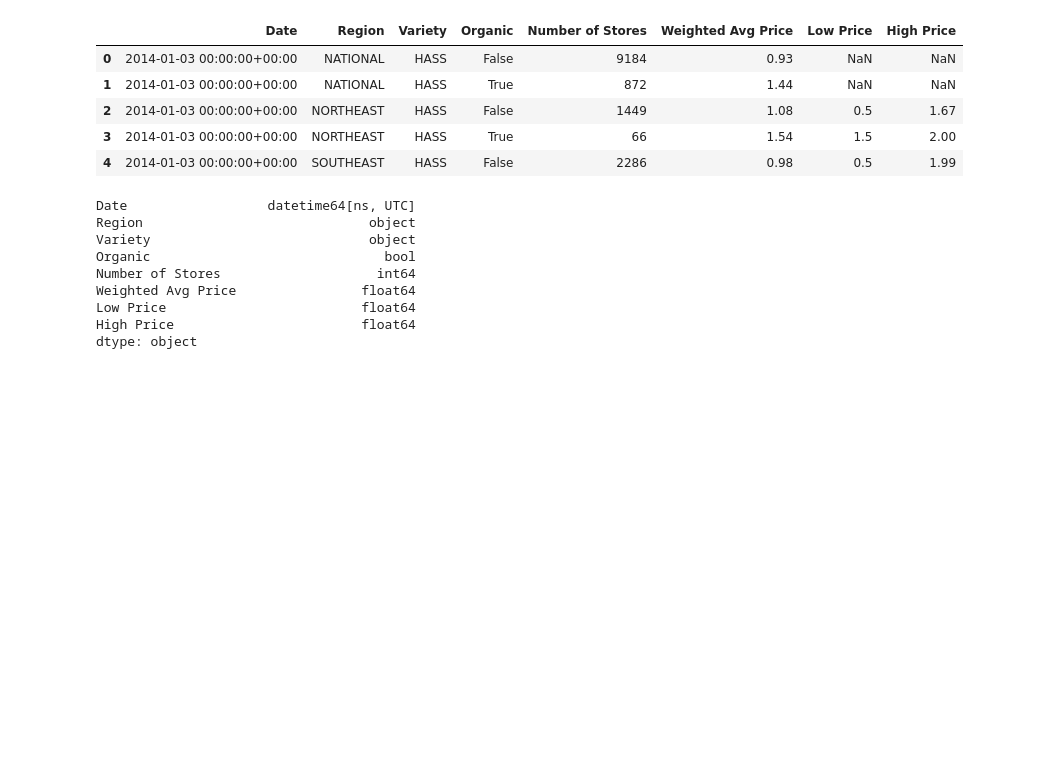
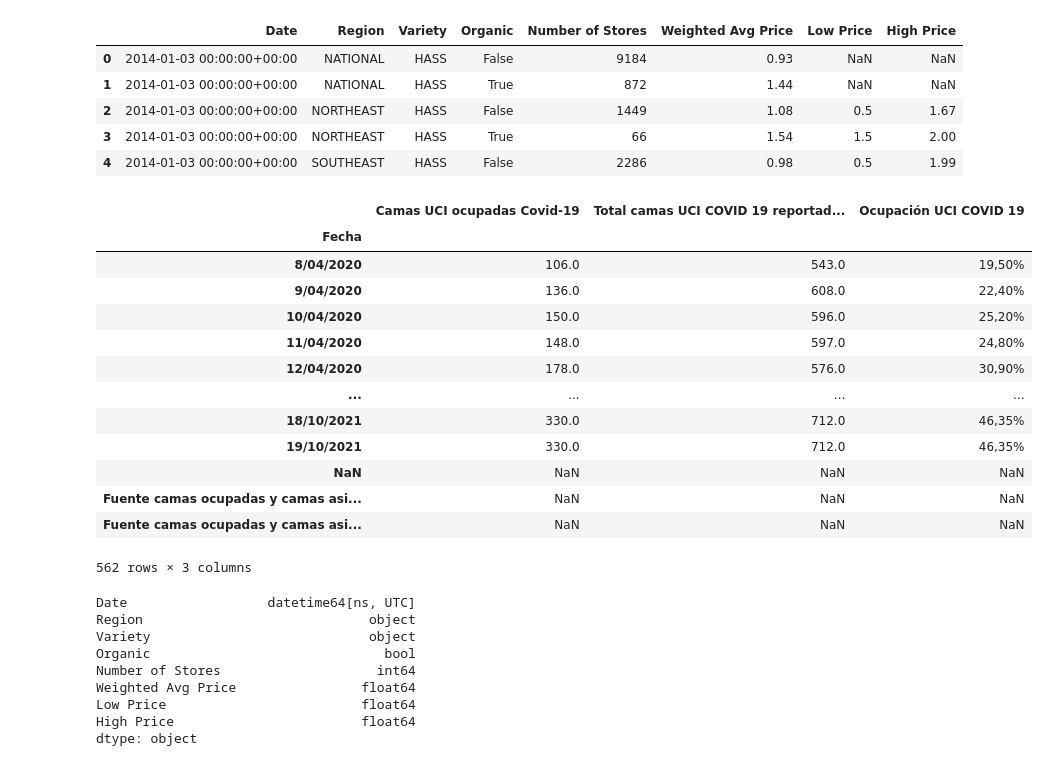
Before and after one commit to dlopezav/MetNumUN2021II, a Jupyter notebook: Lab2/dlopezav_ScottsSanderson.ipynb, the cells around one changed output. Saved outputs shown, nothing was run; the diff lists cells and outputs as text; code cells hidden in the pictures; blank space fills up the shorter version.

```diff
--- a/Lab2/dlopezav_ScottsSanderson.ipynb
+++ b/Lab2/dlopezav_ScottsSanderson.ipynb
@@ -1290,6 +1290,28 @@ avocados.head()
 | 2 | 2014-01-03 00:00:00+00:00 | NORTHEAST | HASS | False | 1449 | 1.08 | 0.5 | 1.67 |
 | 3 | 2014-01-03 00:00:00+00:00 | NORTHEAST | HASS | True | 66 | 1.54 | 1.5 | 2.00 |
 | 4 | 2014-01-03 00:00:00+00:00 | SOUTHEAST | HASS | False | 2286 | 0.98 | 0.5 | 1.99 |
+# %%
+ucis = pd.read_csv('https://raw.githubusercontent.com/dlopezav/MetNumUN2021II/main/Lab2/osb_ocupacion_ucis_covid_19102021.csv', encoding="latin-1",sep=';',index_col='Fecha')
+#ucis['Fecha'] = pd.to_datetime(ucis['Fecha'], errors='coerce')
+#ucis['Fecha'] = pd.to_datetime(ucis['Fecha'].dt.strftime("%Y/%m/%d"))
+ucis['Camas UCI ocupadas Covid-19']= np.where(ucis['Camas UCI ocupadas Covid-19'] < 100, ucis['Camas UCI ocupadas Covid-19']*1000, ucis['Camas UCI ocupadas Covid-19'])
+ucis['Total camas UCI COVID 19 reportadas por IPS']= np.where(ucis['Total camas UCI COVID 19 reportadas por IPS'] < 100, ucis['Total camas UCI COVID 19 reportadas por IPS']*1000, ucis['Total camas UCI COVID 19 reportadas por IPS'])
+ucis
+# %% [output]
+|  | Camas UCI ocupadas Covid-19 | Total camas UCI COVID 19 reportad... | Ocupación UCI COVID 19 |
+| Fecha |  |  |  |
+| 8/04/2020 | 106.0 | 543.0 | 19,50% |
+| 9/04/2020 | 136.0 | 608.0 | 22,40% |
+| 10/04/2020 | 150.0 | 596.0 | 25,20% |
+| 11/04/2020 | 148.0 | 597.0 | 24,80% |
+| 12/04/2020 | 178.0 | 576.0 | 30,90% |
+| ... | ... | ... | ... |
+| 18/10/2021 | 330.0 | 712.0 | 46,35% |
+| 19/10/2021 | 330.0 | 712.0 | 46,35% |
+| NaN | NaN | NaN | NaN |
+| Fuente camas ocupadas y camas asi... | NaN | NaN | NaN |
+| Fuente camas ocupadas y camas asi... | NaN | NaN | NaN |
+562 rows × 3 columns
 # %%
 # Unlike numpy arrays, pandas DataFrames can have a different dtype for each column.
 avocados.dtypes
```
Also changed, not shown: parts of 2 cells of this notebook.
